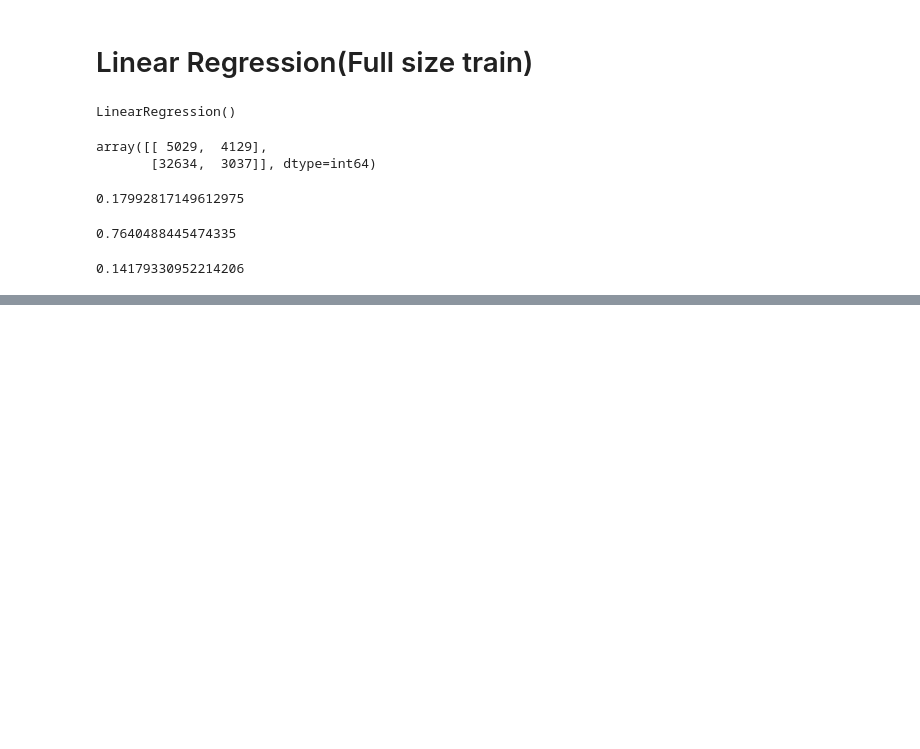
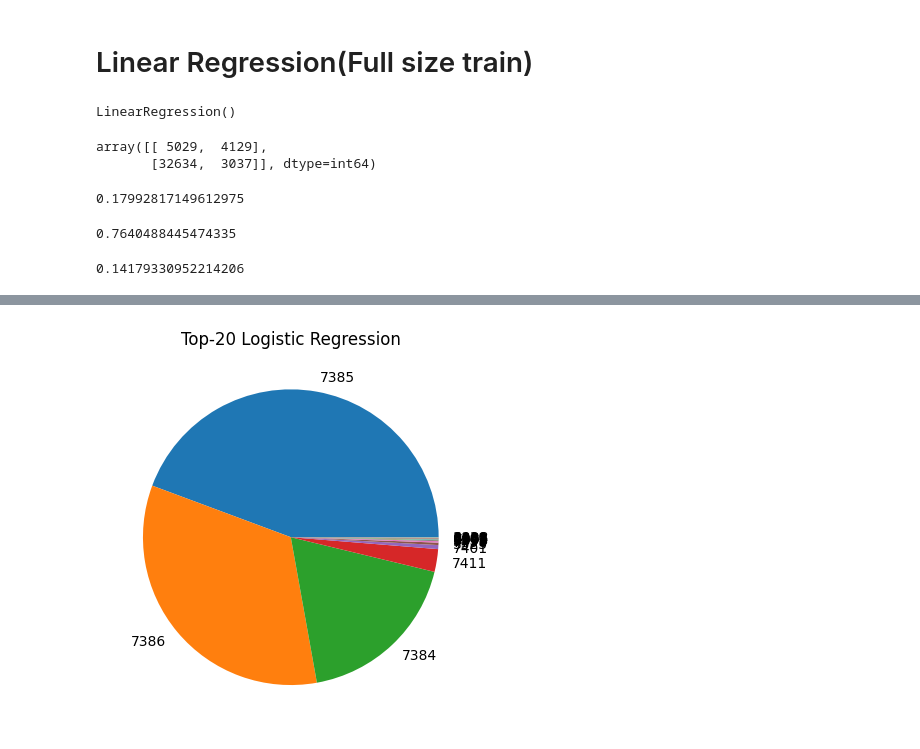
Before and after one commit to 1wannabebetter1/KMA_Alarm_ML_team_3, a Jupyter notebook: trainingModel.ipynb, the cells around one changed output, grey strips where cells are left out. Drawn from its saved outputs; the diff is of its cells as text; code cells hidden in the pictures; blank space fills up the shorter version.

```diff
--- a/trainingModel.ipynb
+++ b/trainingModel.ipynb
@@ -464,0 +654,40 @@ with open(f"{MODEL_FOLDER}/modelLinR.pkl", "wb") as handle:
+# %%
+data = {
+    7385: 1.854933e-17,
+    7386: 1.401596e-17,
+    7384: 7.700789e-18,
+    7411: 1.038681e-18,
+    7401: 1.832918e-19,
+    3525: 1.099056e-19,
+    7398: 6.668999e-20,
+    3791: 4.350458e-20,
+    6095: 1.739170e-20,
+    3231: 1.545958e-20,
+    1002: 1.317748e-20,
+    4394: 1.294056e-20,
+    7305: 1.134307e-20,
+    42: 1.047695e-20,
+    4061: 1.040025e-20,
+    6483: 9.894251e-21,
+    1081: 9.344250e-21,
+    3105: 8.987943e-21,
+    6298: 7.943663e-21,
+    3410: 7.912942e-21,
+}
+
+# Create a list of labels for the pie chart
+labels = [str(k) for k in data.keys()]
+
+# Create a list of values for the pie chart
+values = list(data.values())
+
+# Create a pie chart
+plt.pie(values, labels=labels)
+
+# Add a title
+plt.title('Top-20 Logistic Regression')
+
+# Show the chart
+plt.show()
+# %% [output]
+[figure, added]
```
Also changed, not shown: parts of 14 cells of this notebook.
